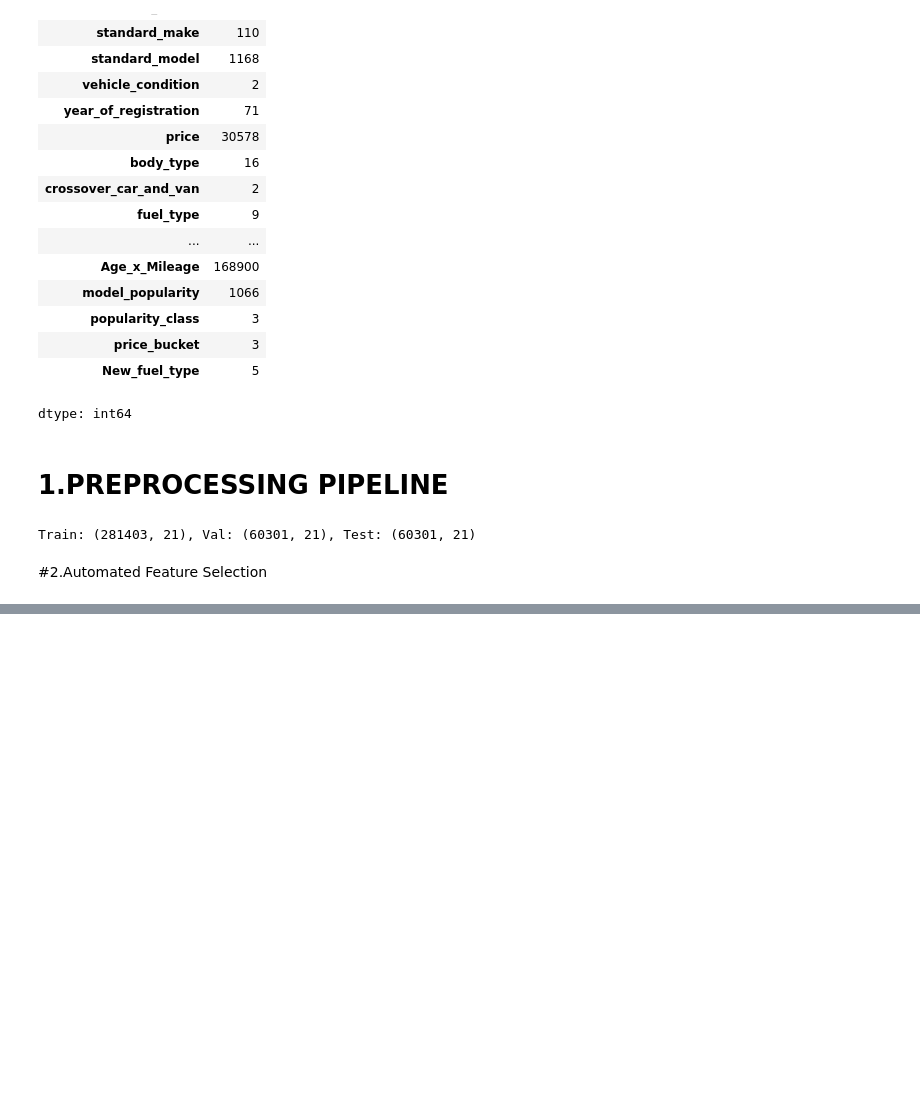
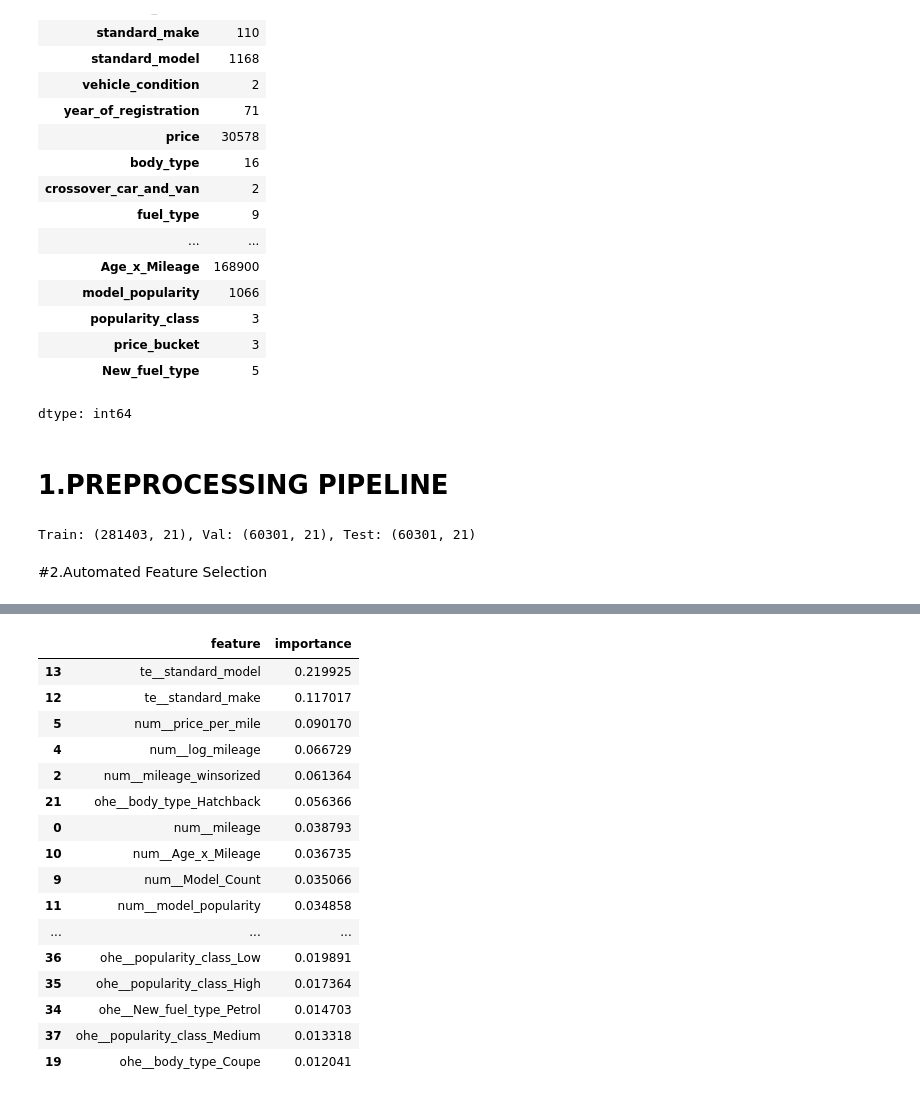
Before and after one commit to Abdi-dotcom/Machine-Learning-Project, a Jupyter notebook: 20029423_AML_notebook.ipynb, the cells around one changed output, grey strips where cells are left out. Saved outputs shown, nothing was run; the diff lists cells and outputs as text; code cells hidden in the pictures; blank space fills up the shorter version.

```diff
--- a/20029423_AML_notebook.ipynb
+++ b/20029423_AML_notebook.ipynb
@@ -153,0 +161,11 @@ Train: (281403, 21), Val: (60301, 21), Test: (60301, 21)
+# %%
+# Choose sample size here
+sample_size = min(30000, X_train_proc.shape[0])
+
+# Random subset of indices
+rng = np.random.RandomState(42)
+idx = rng.choice(X_train_proc.shape[0], size=sample_size, replace=False)
+
+# Subsampled data
+X_train_fs_sample = X_train_proc[idx]
+y_train_fs_sample = y_train.iloc[idx]   # y_train is a Series
@@ -153,0 +230,32 @@ Train: (281403, 21), Val: (60301, 21), Test: (60301, 21)
+# %%
+# Get importances from the selector's estimator
+importances = selector.estimator_.feature_importances_
+
+# Combines names + importances
+importance_df = pd.DataFrame({
+    'feature': feature_names,
+    'importance': importances
+})
+
+# Sorted descending
+importance_df = importance_df.sort_values(by='importance', ascending=False)
+
+importance_df.head(20)
+# %% [output]
+|  | feature | importance |
+| 13 | te__standard_model | 0.219925 |
+| 12 | te__standard_make | 0.117017 |
+| 5 | num__price_per_mile | 0.090170 |
+| 4 | num__log_mileage | 0.066729 |
+| 2 | num__mileage_winsorized | 0.061364 |
+| 21 | ohe__body_type_Hatchback | 0.056366 |
+| 0 | num__mileage | 0.038793 |
+| 10 | num__Age_x_Mileage | 0.036735 |
+| 9 | num__Model_Count | 0.035066 |
+| 11 | num__model_popularity | 0.034858 |
+| ... | ... | ... |
+| 36 | ohe__popularity_class_Low | 0.019891 |
+| 35 | ohe__popularity_class_High | 0.017364 |
+| 34 | ohe__New_fuel_type_Petrol | 0.014703 |
+| 37 | ohe__popularity_class_Medium | 0.013318 |
+| 19 | ohe__body_type_Coupe | 0.012041 |
```
Also changed, not shown: parts of 11 cells of this notebook.
